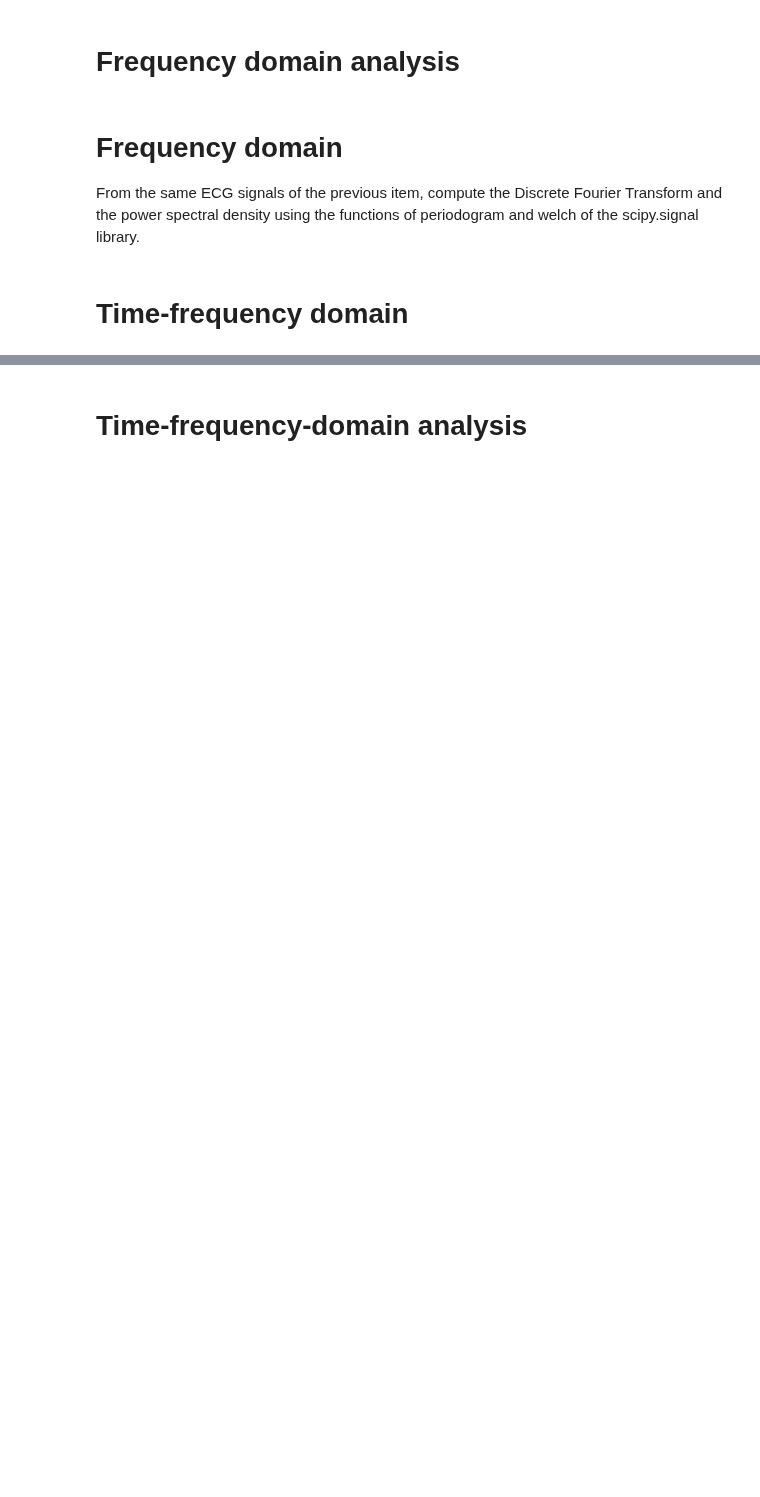
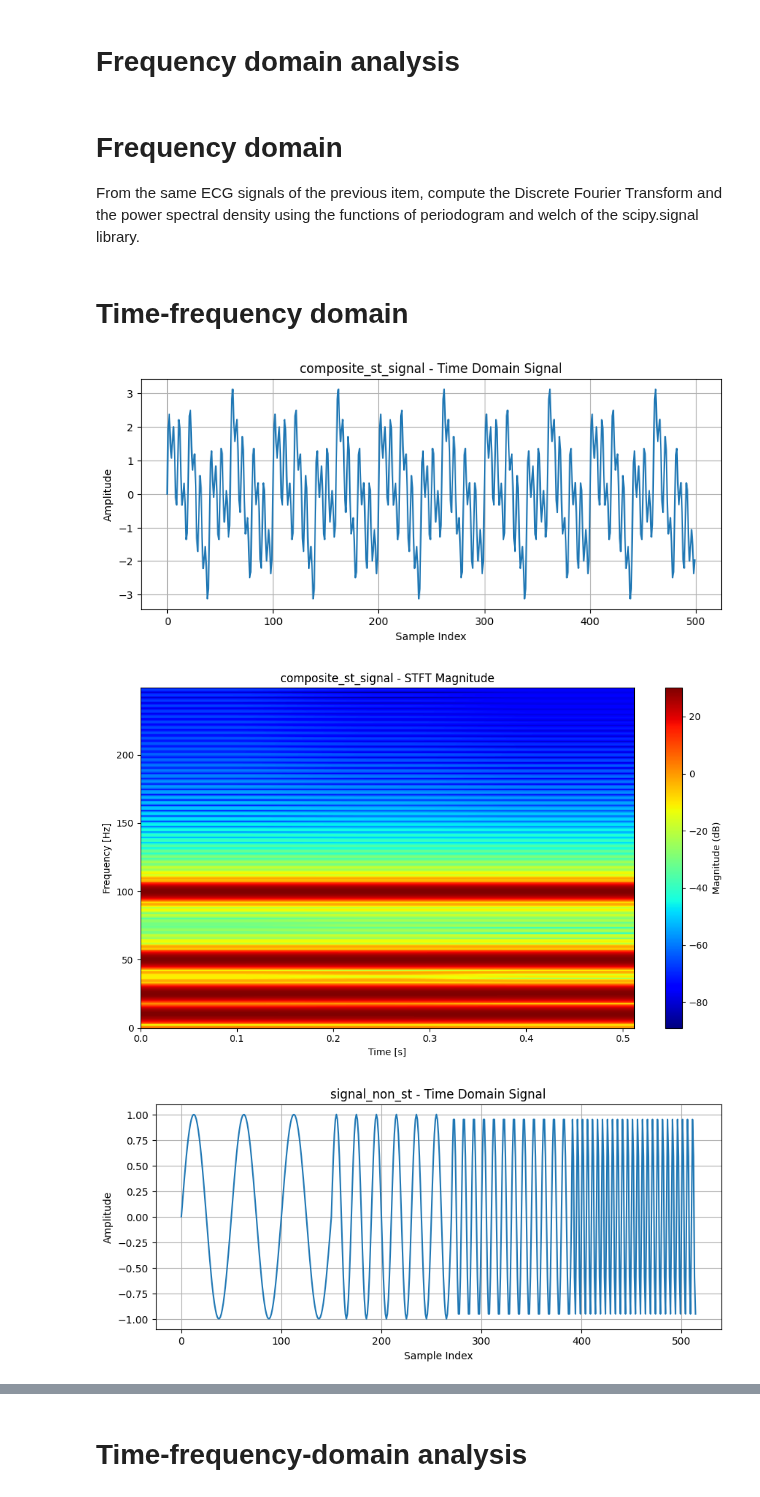
Before and after one commit to victor-42/medical_data_processing, a Jupyter notebook: assignment_2.ipynb, the cells around one changed output, grey strips where cells are left out. Saved outputs shown, nothing was run; the diff lists cells and outputs as text; code cells hidden in the pictures; blank space fills up the shorter version.

```diff
--- a/assignment_2.ipynb
+++ b/assignment_2.ipynb
@@ -345,7 +347,5 @@ From the same ECG signals of the previous item, compute the Discrete Fourier Tra
 # %%
-import numpy as np
-import matplotlib.pyplot as plt
-
+# Q4 TODO: Noch Falsch, ich bin mir nicht sicher ob ich hier schon stft verwenden soll oder nicht
 
 def generate_stationary_signals(fs, duration, frequencies):
     t = np.linspace(0, duration, int(fs * duration), endpoint=False)
@@ -359,31 +359,81 @@ def generate_composite_signal(fs, duration, frequencies):
 
 def generate_non_stationary_signals(fs,  # Sampling frequency (Hz)
                                     frequencies,  # Frequencies to generate
                                     cycles):
     # Calculate durations and create time array
     segment_durations = [c / f for c, f in zip(cycles, frequencies)]
     total_duration = sum(segment_durations)
     t = np.linspace(0, total_duration, int(fs * total_duration), endpoint=False)
     signal_non_st = np.zeros(len(t))
 
     # Generate a Non-Stationary signal
     current_sample = 0
     for freq, n_cycles in zip(frequencies, cycles):
         seg_samples = int(n_cycles / freq * fs)
         local_t = np.arange(seg_samples) / fs
         segment = np.sin(2 * np.pi * freq * local_t)
         signal_non_st[current_sample:current_sample + seg_samples] = segment
         current_sample += seg_samples
 
     # Create reversed signal
     reversed_signal_non_st = signal_non_st[::-1]
 
     return signal_non_st, reversed_signal_non_st
 
+fs=500  # Sampling frequency (Hz)
 
 stationary_signals = generate_stationary_signals(fs=500, duration=1, frequencies=[10, 25, 50, 100])
 comp_signal = generate_composite_signal(fs=500, duration=1, frequencies=[10, 25, 50, 100])
-singal_non_st, reversed_signal_non_st = generate_non_stationary_signals(fs=500,  # Sampling frequency (Hz)
+signal_non_st, reversed_signal_non_st = generate_non_stationary_signals(fs=500,  # Sampling frequency (Hz)
                                                                         frequencies=[10, 25, 50, 100],
                                                                         # Frequencies to generate
                                                                         cycles=[3, 6, 12, 25])
+signals = {
+    'composite_st_signal': comp_signal,
+    'signal_non_st': signal_non_st,
+    'reversed_signal_non_st': reversed_signal_non_st
+}
+for name, signal in signals.items():
+    plt.figure(figsize=(10, 4))
+    plt.plot(signal)
+    plt.title(f'{name} - Time Domain Signal')
+    plt.xlabel('Sample Index')
+    plt.ylabel('Amplitude')
+    plt.grid()
+    plt.show()
+
+    window_size = 128
+    hop_size = 128
+    nfft = 512  # FFT size
+
+    # Hann window
+    window = np.hanning(window_size)
+
+    # Calculate number of frames
+    num_frames = (len(signal) - window_size) // hop_size + 1
+    spectrogram = np.zeros((nfft // 2, num_frames))
+
+    # Compute STFT manually
+    for i in range(num_frames):
+        start = i * hop_size
+        segment = signal[start:start + window_size] * window
+        spectrum = np.fft.fft(segment, n=nfft)[:nfft // 2]
+        spectrogram[:, i] = np.abs(spectrum)
+
+    # Time and frequency axes
+    time = np.arange(num_frames) * hop_size / fs
+    freq = np.fft.fftfreq(nfft, d=1/fs)[:nfft // 2]
+
+    plt.figure(figsize=(10, 6))
+    plt.imshow(20 * np.log10(spectrogram + 1e-6), aspect='auto', origin='lower',
+               extent=[time[0], time[-1], freq[0], freq[-1]], cmap='jet')
+    plt.colorbar(label='Magnitude (dB)')
+    plt.title(name + ' - STFT Magnitude')
+    plt.xlabel('Time [s]')
+    plt.ylabel('Frequency [Hz]')
+    plt.tight_layout()
+    plt.show()
+# %% [output]
+[figure, added]
+[figure, added]
+[figure, added]
```
Also changed, not shown: parts of 4 cells of this notebook.
